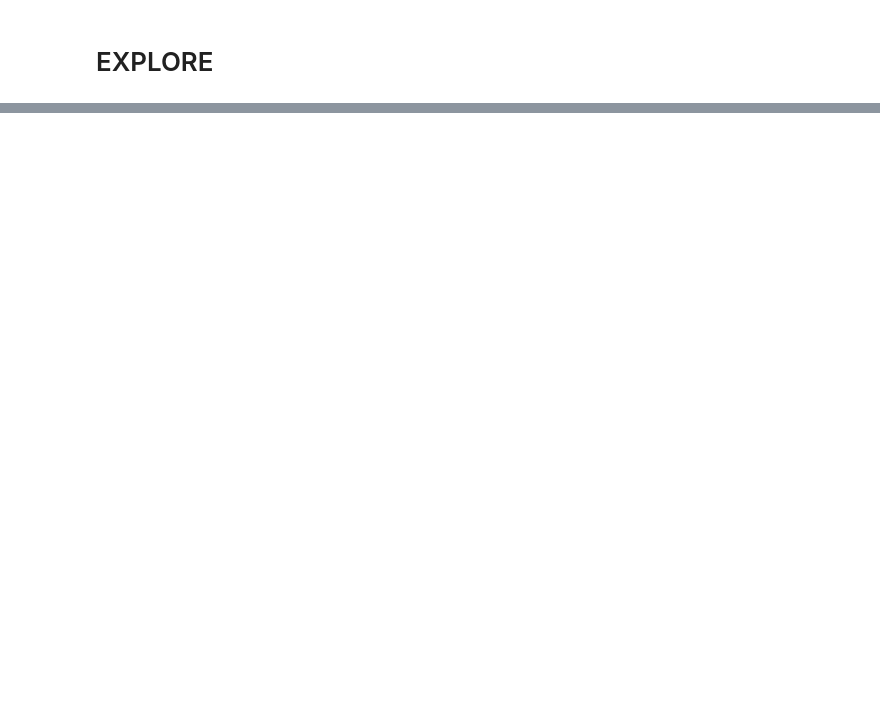
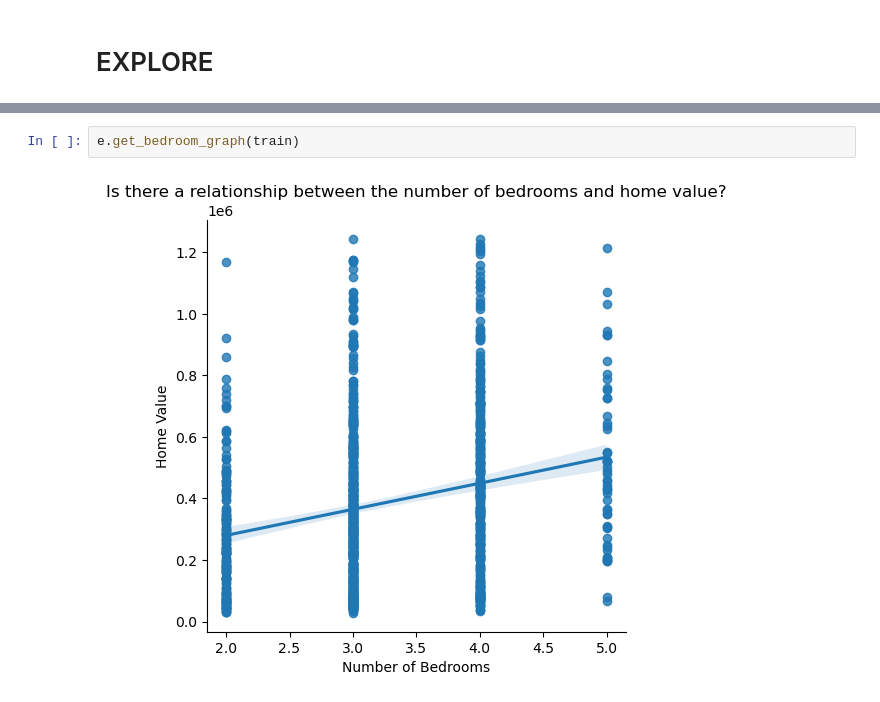
Before and after one commit to Miatta-Sinayoko/Zillow-Regression-Project, a Jupyter notebook: Zillow Regression rough draft.ipynb, the cells around one changed output, grey strips where cells are left out. Drawn from its saved outputs; the diff is of its cells as text; blank space fills up the shorter version.

```diff
--- a/Zillow Regression rough draft.ipynb
+++ b/Zillow Regression rough draft.ipynb
@@ -500,0 +279,4 @@ Improving these factors can reduce churn rates.
+# %%
+e.get_bedroom_graph(train)
+# %% [output]
+[figure, added]
```
Also changed, not shown: parts of 91 cells of this notebook.
